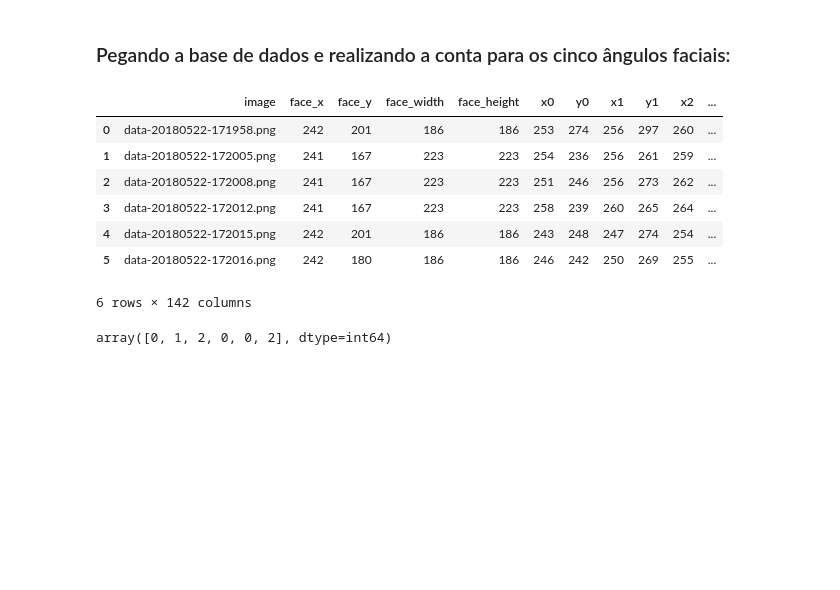
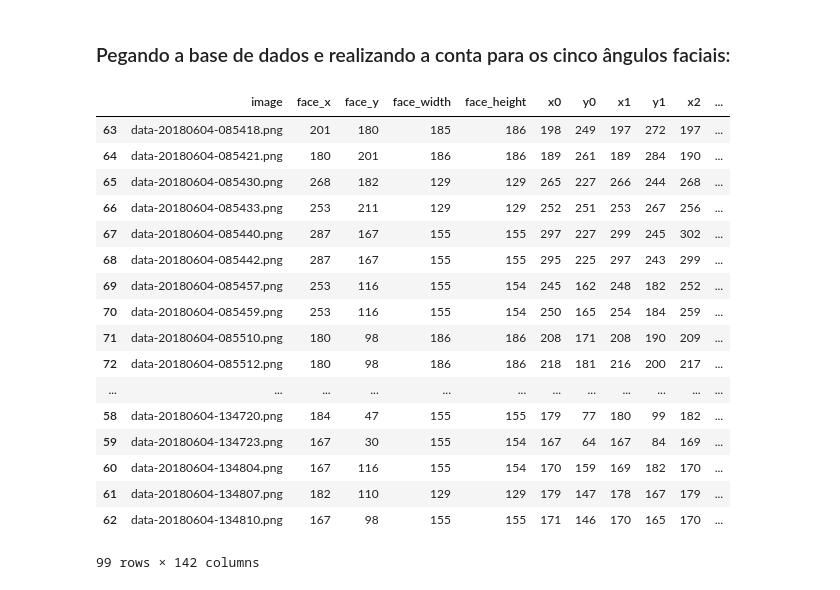
Before and after one commit to WarlenRodrigues/PyMotions, a Jupyter notebook: PyMotions.ipynb, the cells around one changed output. Saved outputs shown, nothing was run; the diff lists cells and outputs as text; code cells hidden in the pictures; blank space fills up the shorter version.

```diff
--- a/PyMotions.ipynb
+++ b/PyMotions.ipynb
@@ -7,24 +7,35 @@
 # %%
 import pandas as pd
 import numpy as np
 from sklearn import datasets
 from sklearn.multiclass import OneVsRestClassifier
 from sklearn.naive_bayes import GaussianNB
+from sklearn import tree
 
-dados = pd.read_csv("data\Treinamento.csv", sep=";")
+dados = pd.read_csv("data/Dataset.csv", sep=",")
 
 dados.sort_values(by=['image'])
 
 #0=Neutro; 1=Feliz; 2=Triste
 # %% [output]
 |  | image | face_x | face_y | face_width | face_height | x0 | y0 | x1 | y1 | x2 | ... |
-| 0 | data-20180522-171958.png | 242 | 201 | 186 | 186 | 253 | 274 | 256 | 297 | 260 | ... |
-| 1 | data-20180522-172005.png | 241 | 167 | 223 | 223 | 254 | 236 | 256 | 261 | 259 | ... |
-| 2 | data-20180522-172008.png | 241 | 167 | 223 | 223 | 251 | 246 | 256 | 273 | 262 | ... |
-| 3 | data-20180522-172012.png | 241 | 167 | 223 | 223 | 258 | 239 | 260 | 265 | 264 | ... |
-| 4 | data-20180522-172015.png | 242 | 201 | 186 | 186 | 243 | 248 | 247 | 274 | 254 | ... |
-| 5 | data-20180522-172016.png | 242 | 180 | 186 | 186 | 246 | 242 | 250 | 269 | 255 | ... |
+| 63 | data-20180604-085418.png | 201 | 180 | 185 | 186 | 198 | 249 | 197 | 272 | 197 | ... |
+| 64 | data-20180604-085421.png | 180 | 201 | 186 | 186 | 189 | 261 | 189 | 284 | 190 | ... |
+| 65 | data-20180604-085430.png | 268 | 182 | 129 | 129 | 265 | 227 | 266 | 244 | 268 | ... |
+| 66 | data-20180604-085433.png | 253 | 211 | 129 | 129 | 252 | 251 | 253 | 267 | 256 | ... |
+| 67 | data-20180604-085440.png | 287 | 167 | 155 | 155 | 297 | 227 | 299 | 245 | 302 | ... |
+| 68 | data-20180604-085442.png | 287 | 167 | 155 | 155 | 295 | 225 | 297 | 243 | 299 | ... |
+| 69 | data-20180604-085457.png | 253 | 116 | 155 | 154 | 245 | 162 | 248 | 182 | 252 | ... |
+| 70 | data-20180604-085459.png | 253 | 116 | 155 | 154 | 250 | 165 | 254 | 184 | 259 | ... |
+| 71 | data-20180604-085510.png | 180 | 98 | 186 | 186 | 208 | 171 | 208 | 190 | 209 | ... |
+| 72 | data-20180604-085512.png | 180 | 98 | 186 | 186 | 218 | 181 | 216 | 200 | 217 | ... |
+| ... | ... | ... | ... | ... | ... | ... | ... | ... | ... | ... | ... |
+| 58 | data-20180604-134720.png | 184 | 47 | 155 | 155 | 179 | 77 | 180 | 99 | 182 | ... |
+| 59 | data-20180604-134723.png | 167 | 30 | 155 | 154 | 167 | 64 | 167 | 84 | 169 | ... |
+| 60 | data-20180604-134804.png | 167 | 116 | 155 | 154 | 170 | 159 | 169 | 182 | 170 | ... |
+| 61 | data-20180604-134807.png | 182 | 110 | 129 | 129 | 179 | 147 | 178 | 167 | 179 | ... |
+| 62 | data-20180604-134810.png | 167 | 98 | 155 | 155 | 171 | 146 | 170 | 165 | 170 | ... |
-6 rows × 142 columns
+99 rows × 142 columns
 # %%
 ang1=[]
 ang2=[]
@@ -85,4 +95,0 @@ clf = OneVsRestClassifier(GaussianNB(priors=None)).fit(X, y)
-# %%
-clf.predict(#Angulos Do Teste)
-# %% [output]
-array([0, 1, 2, 0, 0, 2], dtype=int64)
```
Also changed, not shown: parts of 3 cells of this notebook.
